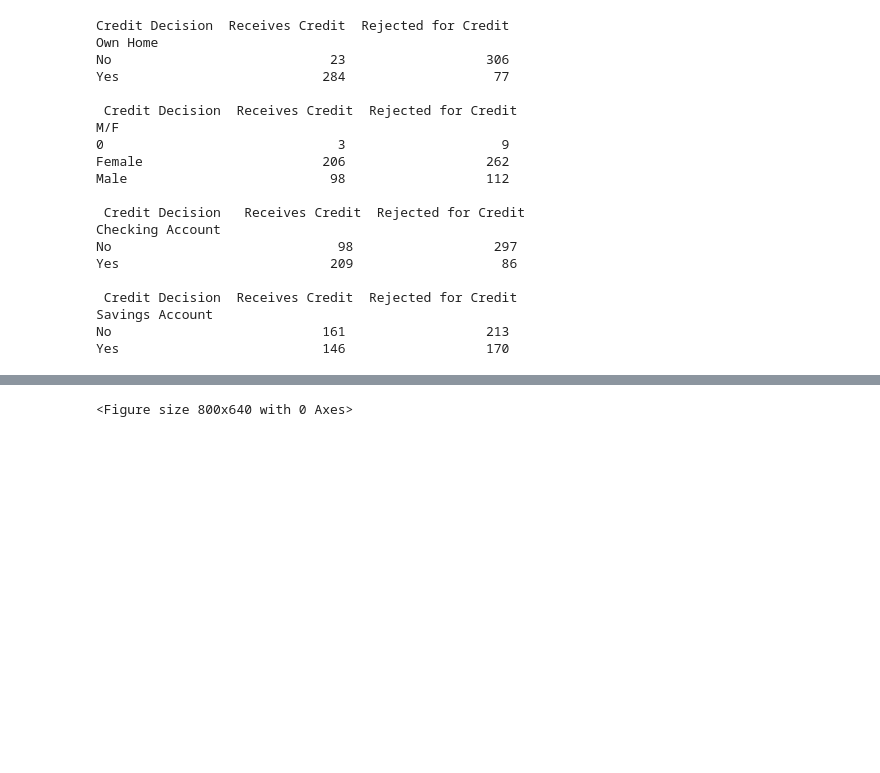
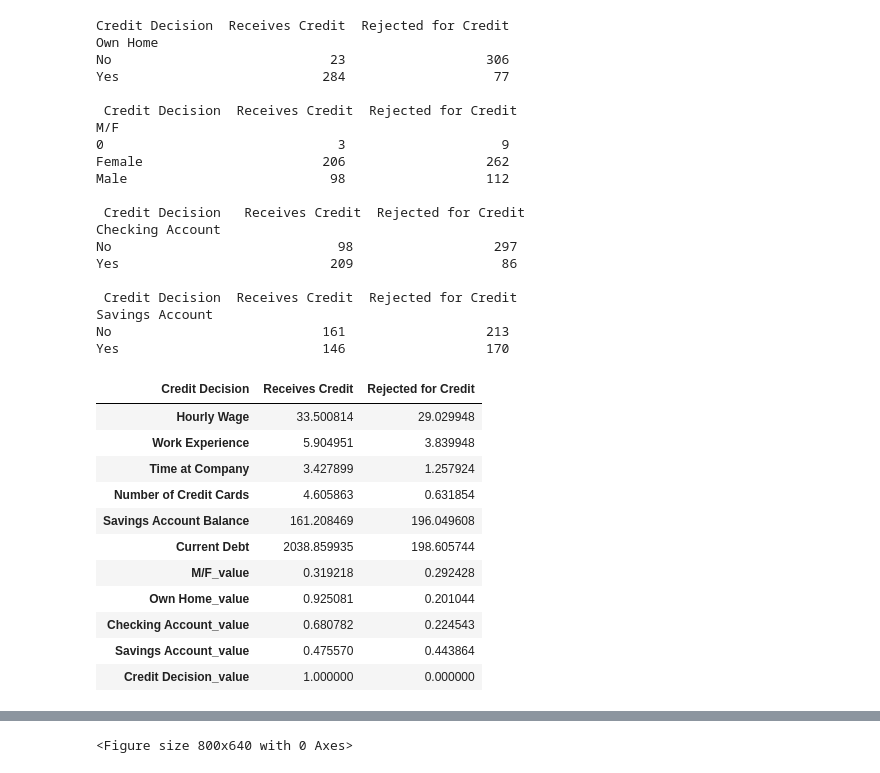
Before and after one commit to bloominstituteoftechnology/DS-Unit-1-Sprint-3-Statistical-Tests-and-Experiments, a Jupyter notebook: DS_Unit_1_Sprint_Challenge_4.ipynb, the cells around one changed output, grey strips where cells are left out. Drawn from its saved outputs; the diff is of its cells as text; code cells hidden in the pictures; blank space fills up the shorter version.

```diff
--- a/DS_Unit_1_Sprint_Challenge_4.ipynb
+++ b/DS_Unit_1_Sprint_Challenge_4.ipynb
@@ -321 +316,18 @@ data8 = pd.crosstab(credit['Savings Account_value'], credit['Credit Decision_val
+# %%
+decision = credit.groupby('Credit Decision').mean()
+decision = decision.T # Much easier format to deal with
+decision
+# %% [output]
+| Credit Decision | Receives Credit | Rejected for Credit |
+| Hourly Wage | 33.500814 | 29.029948 |
+| Work Experience | 5.904951 | 3.839948 |
+| Time at Company | 3.427899 | 1.257924 |
+| Number of Credit Cards | 4.605863 | 0.631854 |
+| Savings Account Balance | 161.208469 | 196.049608 |
+| Current Debt | 2038.859935 | 198.605744 |
+| M/F_value | 0.319218 | 0.292428 |
+| Own Home_value | 0.925081 | 0.201044 |
+| Checking Account_value | 0.680782 | 0.224543 |
+| Savings Account_value | 0.475570 | 0.443864 |
+| Credit Decision_value | 1.000000 | 0.000000 |
 # %%
```
Also changed, not shown: parts of 10 cells of this notebook.
